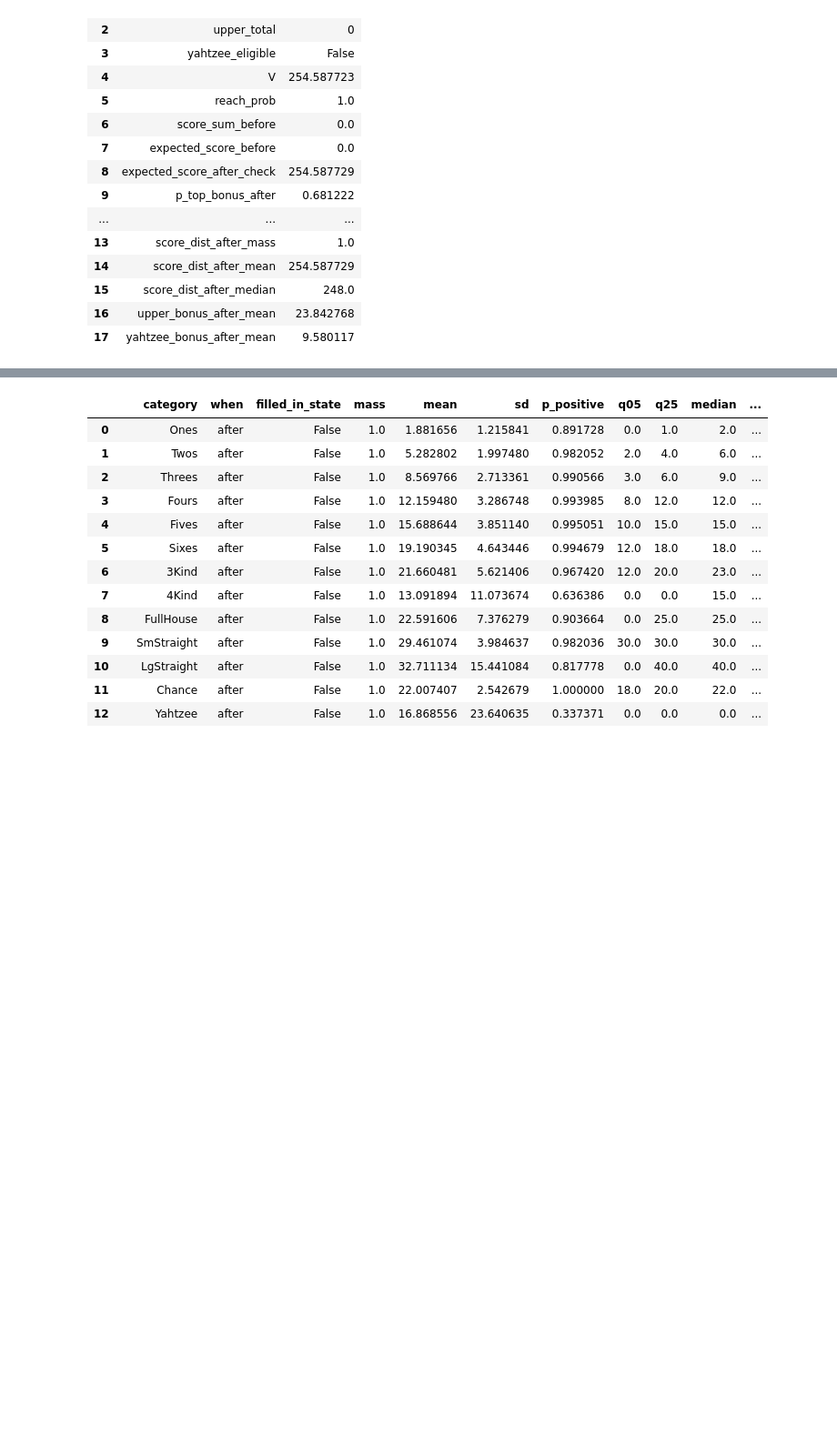
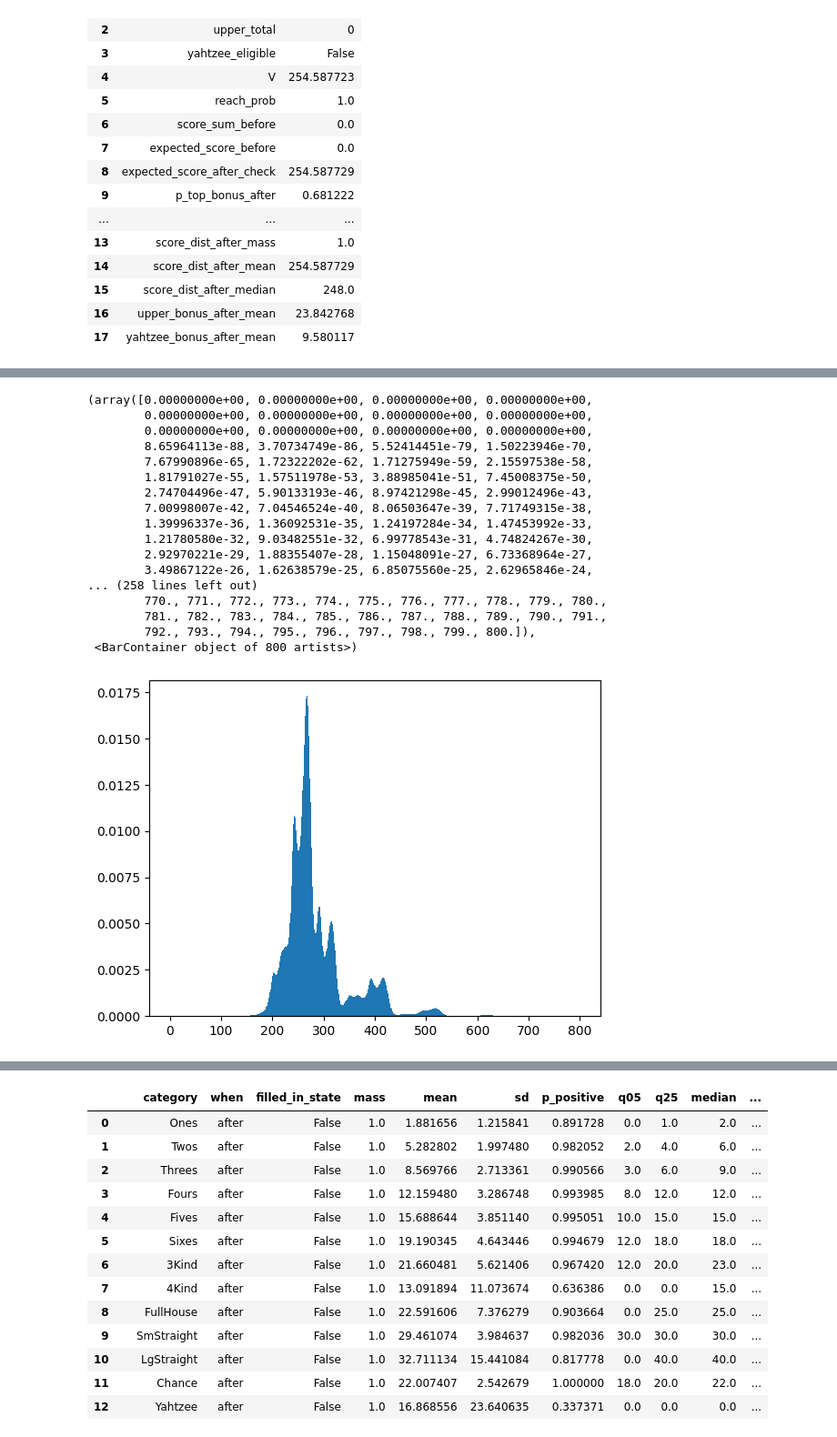
Before and after one commit to Ballpark-Figures/yahtzee, a Jupyter notebook: math/notebooks/state_explorer.ipynb, the cells around one changed output, grey strips where cells are left out. Shown at 91% size. Drawn from its saved outputs; the diff is of its cells as text; code cells hidden in the pictures; blank space fills up the shorter version.

```diff
--- a/math/notebooks/state_explorer.ipynb
+++ b/math/notebooks/state_explorer.ipynb
@@ -1112,0 +1200,4 @@ score_distribution_table(start_state, when="after", min_prob=0.005)
+# %%
+ns = [j * 10 ** i for i in range(30) for j in [1, 2, 3, 5]]
+mult_dist = max_score_distribution_table(start_state, when="after", min_prob=0, ns=ns)
+mult_dist
@@ -1112,0 +1239,32 @@ score_distribution_table(start_state, when="after", min_prob=0.005)
+# %%
+start = 0
+end = 800
+num_vals = end - start
+plt.hist(
+    mult_dist["score"],
+    bins=num_vals,
+    range=(start, end),
+    weights=mult_dist["prob_n2"],
+)
+
+#plt.xlim(200, 800)
+#plt.show()
+# %% [output]
+(array([0.00000000e+00, 0.00000000e+00, 0.00000000e+00, 0.00000000e+00,
+        0.00000000e+00, 0.00000000e+00, 0.00000000e+00, 0.00000000e+00,
+        0.00000000e+00, 0.00000000e+00, 0.00000000e+00, 0.00000000e+00,
+        8.65964113e-88, 3.70734749e-86, 5.52414451e-79, 1.50223946e-70,
+        7.67990896e-65, 1.72322202e-62, 1.71275949e-59, 2.15597538e-58,
+        1.81791027e-55, 1.57511978e-53, 3.88985041e-51, 7.45008375e-50,
+        2.74704496e-47, 5.90133193e-46, 8.97421298e-45, 2.99012496e-43,
+        7.00998007e-42, 7.04546524e-40, 8.06503647e-39, 7.71749315e-38,
+        1.39996337e-36, 1.36092531e-35, 1.24197284e-34, 1.47453992e-33,
+        1.21780580e-32, 9.03482551e-32, 6.99778543e-31, 4.74824267e-30,
+        2.92970221e-29, 1.88355407e-28, 1.15048091e-27, 6.73368964e-27,
+        3.49867122e-26, 1.62638579e-25, 6.85075560e-25, 2.62965846e-24,
+... (258 lines left out)
+        770., 771., 772., 773., 774., 775., 776., 777., 778., 779., 780.,
+        781., 782., 783., 784., 785., 786., 787., 788., 789., 790., 791.,
+        792., 793., 794., 795., 796., 797., 798., 799., 800.]),
+ <BarContainer object of 800 artists>)
+[figure, added]
```
Also changed, not shown: parts of 7 cells of this notebook, 1 other file.
